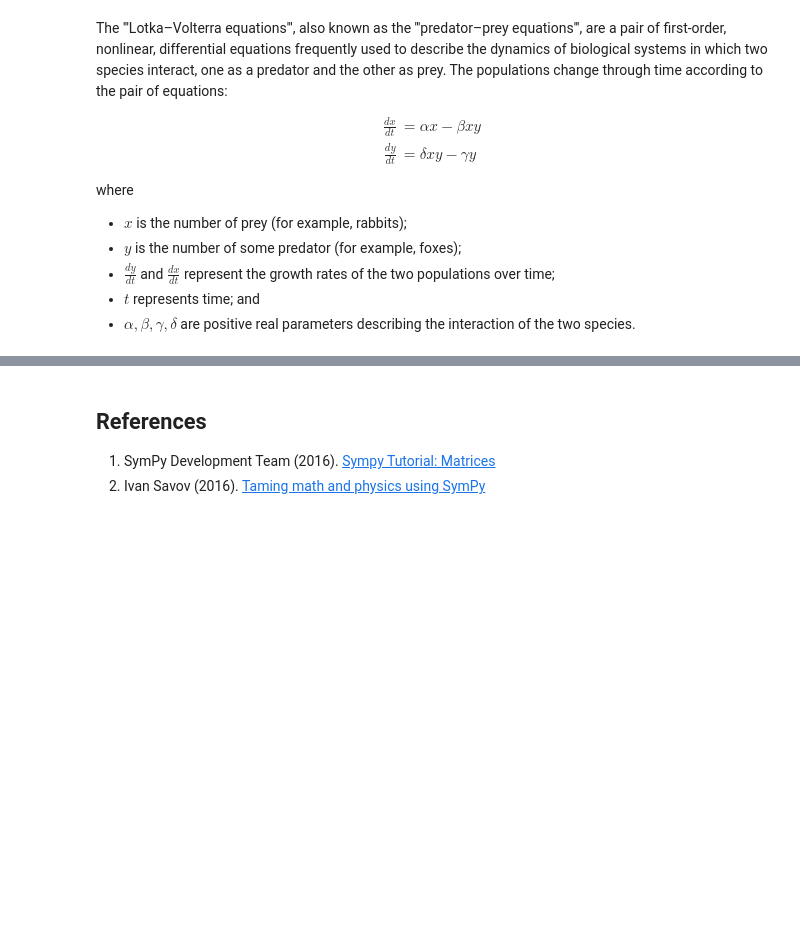
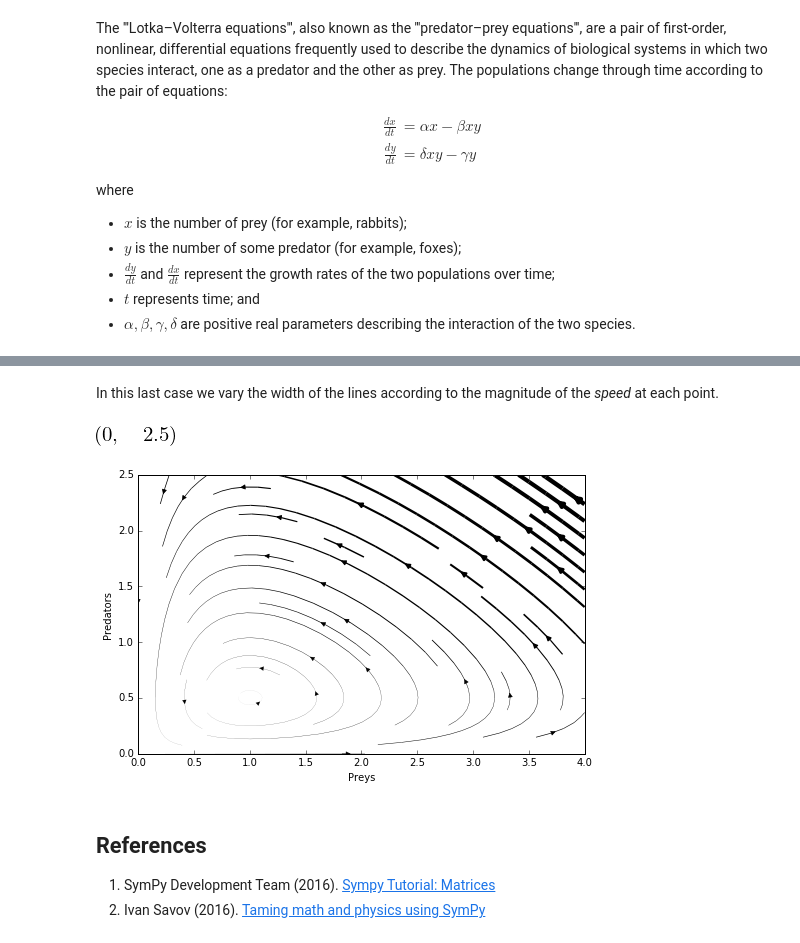
Before and after one commit to nicoguaro/AdvancedMath, a Jupyter notebook: Notebooks/ODE.ipynb, the cells around one changed output, grey strips where cells are left out. Saved outputs shown, nothing was run; the diff lists cells and outputs as text; code cells hidden in the pictures; blank space fills up the shorter version.

```diff
--- a/Notebooks/ODE.ipynb
+++ b/Notebooks/ODE.ipynb
@@ -139,3 +171,17 @@ plt.show()
+# %% [markdown]
+In this last case we vary the width of the lines according to the magnitude
+of the _speed_ at each point.
+# %%
+fig3 = plt.figure(figsize=(8,5))
+lw = 5*speed / speed.max()
+plt.streamplot(x, y, dxdt, dydt, density=0.6, color='k', linewidth=lw)
+plt.xlabel("Preys")
+plt.ylabel("Predators")
+plt.xlim(0,4)
+plt.ylim(0,2.5)
+# %% [output]
+[figure, added]
+[figure, added]
 # %% [markdown]
 ## References
 
```
Also changed, not shown: parts of 13 cells of this notebook, 5 other files.
